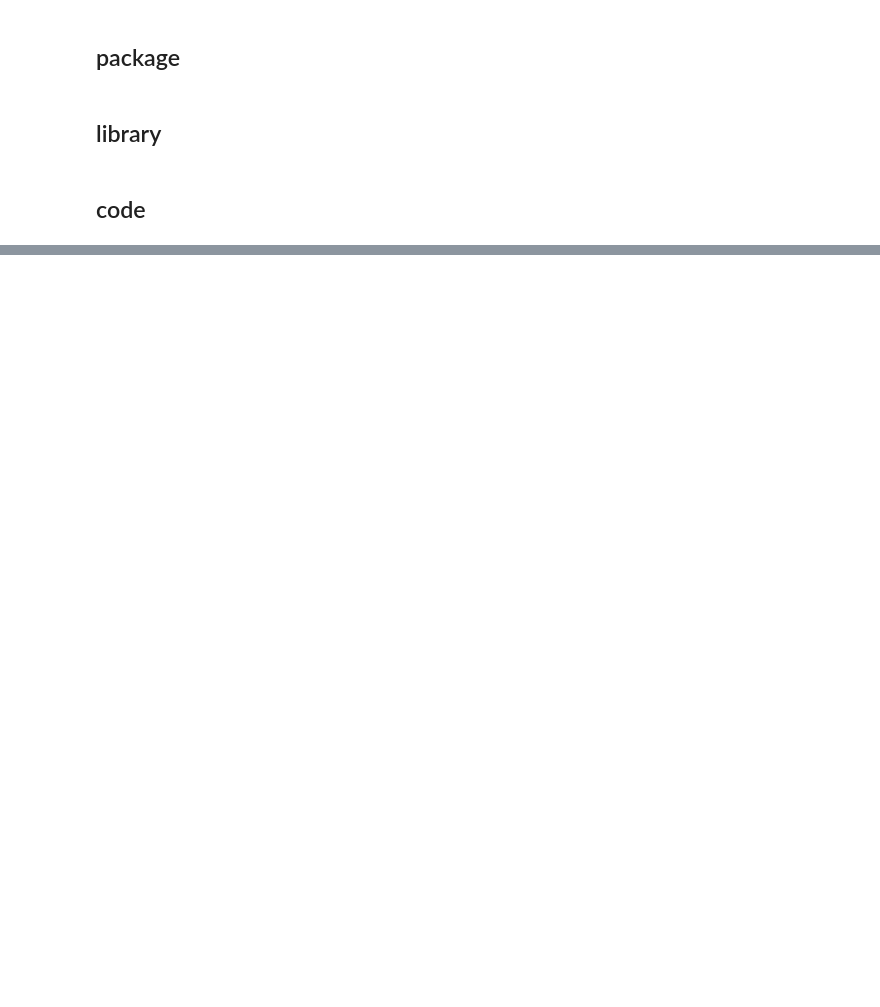
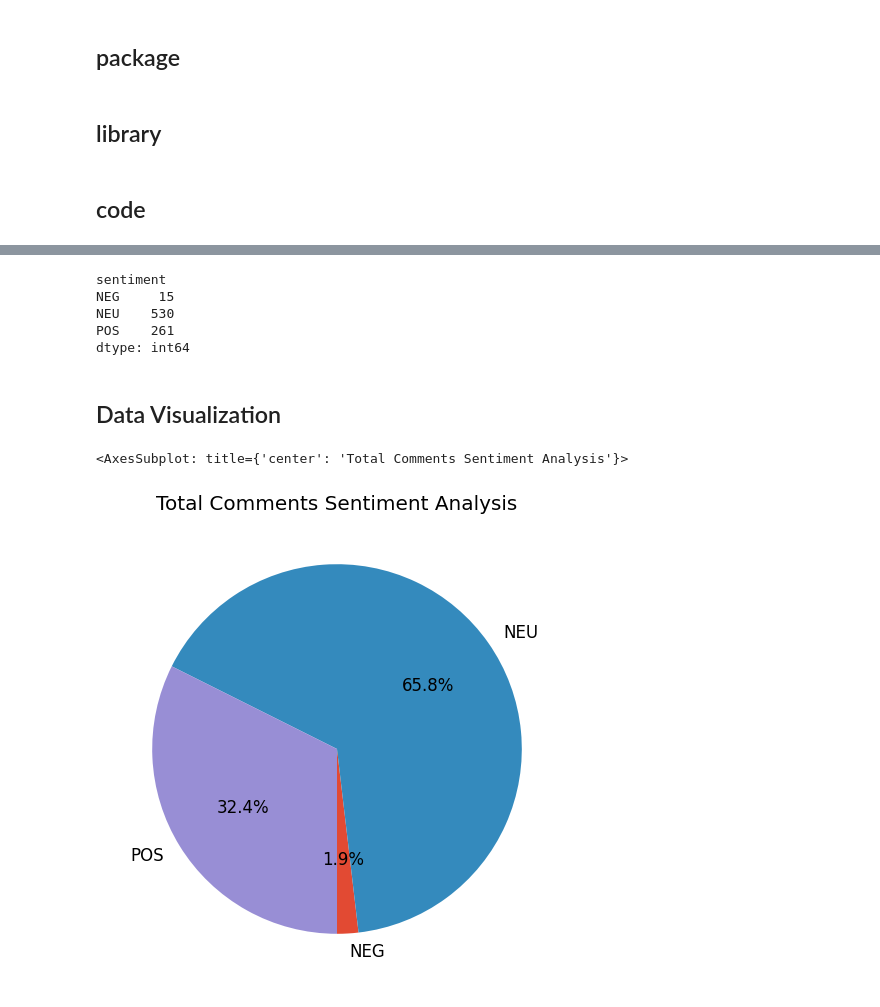
Before and after one commit to supernovaBvS/Youtube_comment_scraper_and_sentiment_analysis, a Jupyter notebook: utube.ipynb, the cells around one changed output, grey strips where cells are left out. Cells and saved outputs as stored; diff of their text form; code cells hidden in the pictures; blank space fills up the shorter version.

Commit message:
pie chart of sentiment

```diff
--- a/utube.ipynb
+++ b/utube.ipynb
@@ -51,0 +131,10 @@ df
+# %%
+sentiment = sentiment_analysis(df['comment'].tolist())
+# %%
+sen = []
+sco = []
+for i in range(len(sentiment)):
+    sen.append(sentiment[i]['label'])
+    sco.append(sentiment[i]['score'])
+df['sentiment'] = sen
+df['score'] = sco
@@ -51,0 +145,19 @@ df
+# %%
+sentiment_counts = df.groupby(['sentiment']).size()
+print(sentiment_counts)
+# %% [output]
+sentiment
+NEG     15
+NEU    530
+POS    261
+dtype: int64
+# %% [markdown]
+## Data Visualization
+# %%
+fig = plt.figure(figsize=(6,6), dpi=100)
+plt.title("Total Comments Sentiment Analysis")
+ax = plt.subplot(111)
+sentiment_counts.plot.pie(ax=ax, autopct='%1.1f%%', startangle=270, fontsize=12, label="")
+# %% [output]
+<AxesSubplot: title={'center': 'Total Comments Sentiment Analysis'}>
+[figure, added]
```
Also changed, not shown: parts of 13 cells of this notebook.
